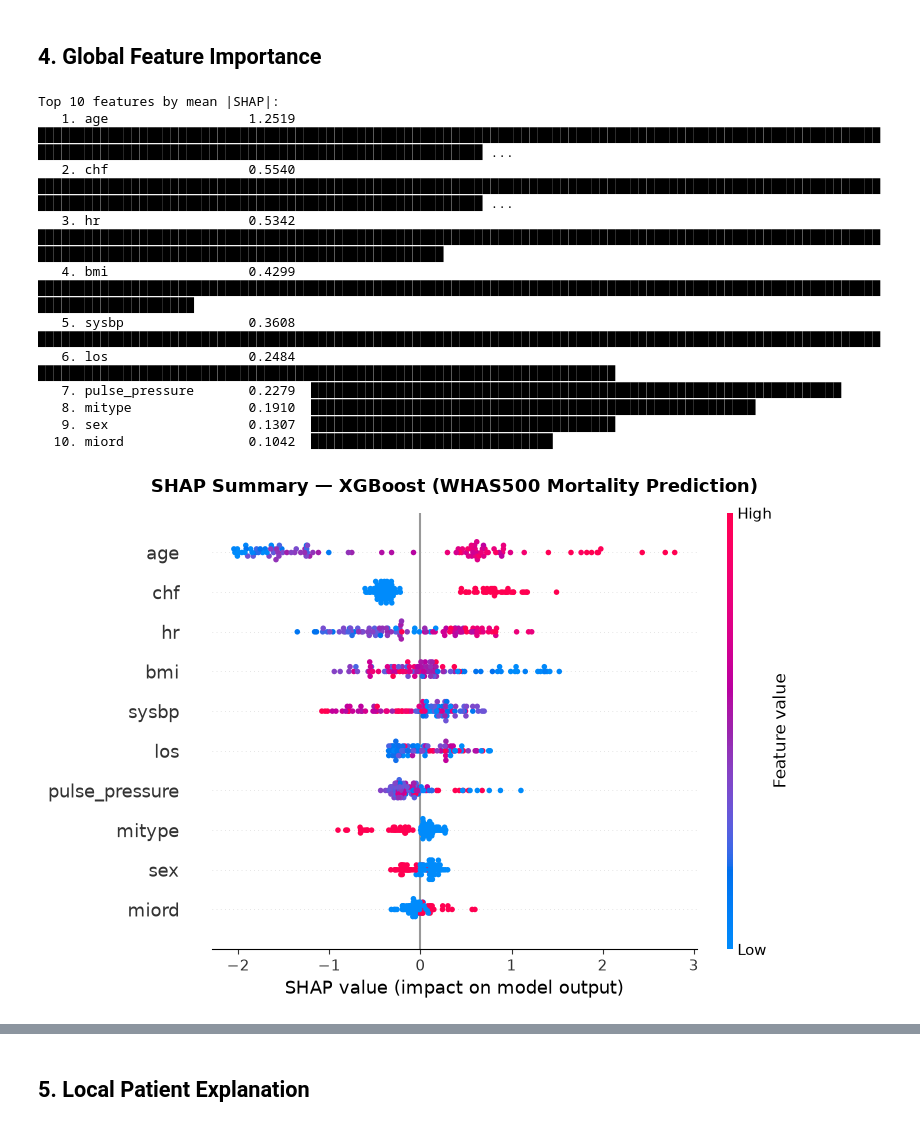
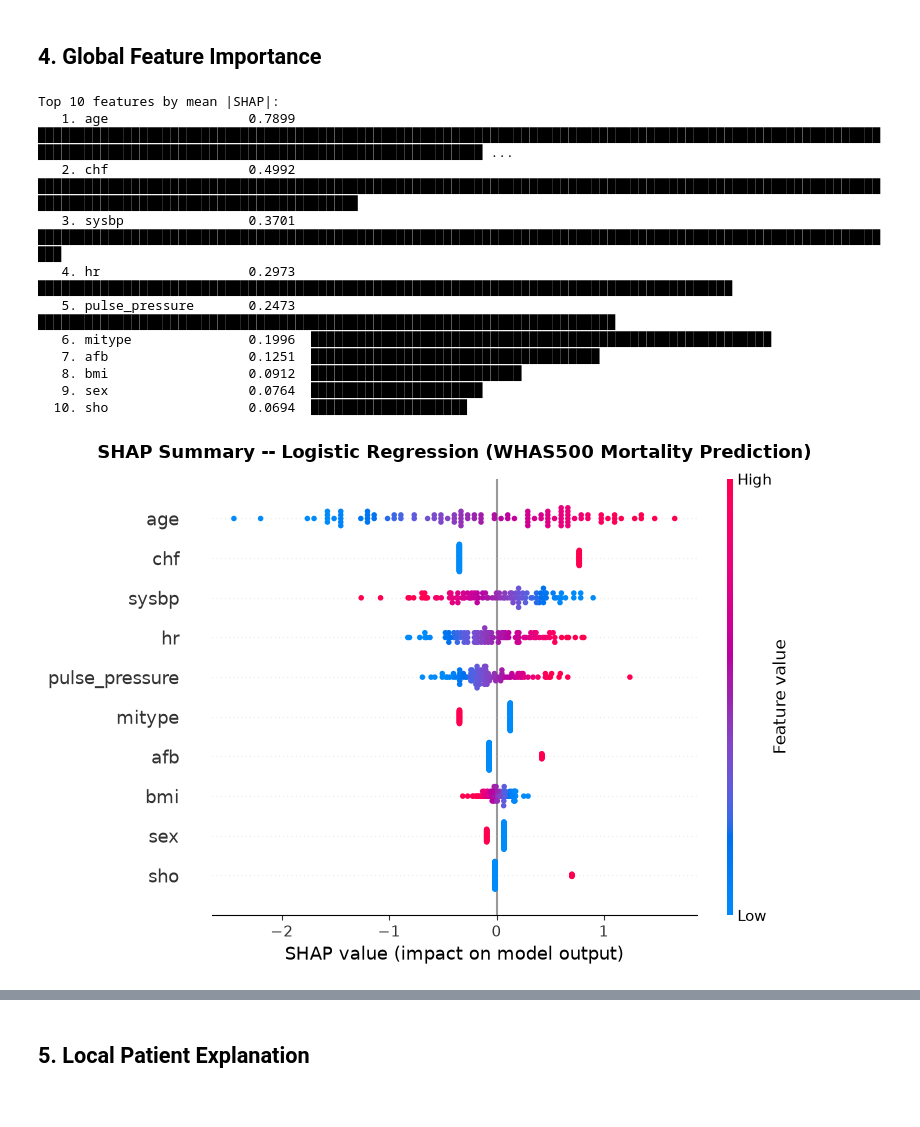
Before and after one commit to ayodeji07/patient_survival_prediction, a Jupyter notebook: notebooks/02_shap_analysis.ipynb, the cells around one changed output, grey strips where cells are left out. Cells and saved outputs as stored; diff of their text form; code cells hidden in the pictures.

```diff
--- a/notebooks/02_shap_analysis.ipynb
+++ b/notebooks/02_shap_analysis.ipynb
@@ -35,7 +43,9 @@ Setup OK
 whas_raw = load_whas500()
 X_train, X_test, y_train, y_test, scaler = prepare_whas500_for_ml(whas_raw)
 
-# Use XGBoost — best performing model
-model = load_model('xgboost', 'whas500')
+# Use Logistic Regression -- best AUC on WHAS500 (0.880 vs XGBoost's 0.853),
+# and its coefficients are directly interpretable, which matters for a
+# clinical-facing tool.
+model = load_model('logistic_regression', 'whas500')
 print(f'Model loaded. Test set: {len(X_test)} patients, {y_test.mean():.1%} mortality')
 # %% [output]
@@ -49,7 +59,7 @@ Model loaded. Test set: 100 patients, 43.0% mortality
 # %% [markdown]
 ## 3. Build SHAP Explainer and Compute Values
 # %%
-explainer   = build_explainer(model, X_train, 'xgboost')
-shap_values = compute_shap_values(explainer, X_test, 'xgboost')
+explainer   = build_explainer(model, X_train, 'logistic_regression')
+shap_values = compute_shap_values(explainer, X_test, 'logistic_regression')
 print(f'SHAP values shape: {shap_values.shape}')
 # %% [output]
@@ -67,21 +77,21 @@ for feat in importance:
     print(f"  {feat['rank']:2d}. {feat['feature']:<20} {feat['mean_abs_shap']:.4f}  {bar}")
 # %% [output]
 Top 10 features by mean |SHAP|:
-   1. age                  1.2519  █████████████████████████████████████████████████████████████████████████████████████████████████████████████████████████████████████████████████████████████████████ ...
-   2. chf                  0.5540  █████████████████████████████████████████████████████████████████████████████████████████████████████████████████████████████████████████████████████████████████████ ...
-   3. hr                   0.5342  ████████████████████████████████████████████████████████████████████████████████████████████████████████████████████████████████████████████████████████████████
-   4. bmi                  0.4299  ████████████████████████████████████████████████████████████████████████████████████████████████████████████████████████████████
-   5. sysbp                0.3608  ████████████████████████████████████████████████████████████████████████████████████████████████████████████
-   6. los                  0.2484  ██████████████████████████████████████████████████████████████████████████
-   7. pulse_pressure       0.2279  ████████████████████████████████████████████████████████████████████
-   8. mitype               0.1910  █████████████████████████████████████████████████████████
-   9. sex                  0.1307  ███████████████████████████████████████
-  10. miord                0.1042  ███████████████████████████████
+   1. age                  0.7899  █████████████████████████████████████████████████████████████████████████████████████████████████████████████████████████████████████████████████████████████████████ ...
+   2. chf                  0.4992  █████████████████████████████████████████████████████████████████████████████████████████████████████████████████████████████████████████████████████
+   3. sysbp                0.3701  ███████████████████████████████████████████████████████████████████████████████████████████████████████████████
+   4. hr                   0.2973  █████████████████████████████████████████████████████████████████████████████████████████
+   5. pulse_pressure       0.2473  ██████████████████████████████████████████████████████████████████████████
+   6. mitype               0.1996  ███████████████████████████████████████████████████████████
+   7. afb                  0.1251  █████████████████████████████████████
+   8. bmi                  0.0912  ███████████████████████████
+   9. sex                  0.0764  ██████████████████████
+  10. sho                  0.0694  ████████████████████
 # %%
-# SHAP beeswarm plot — the standard global importance visualisation
+# SHAP beeswarm plot -- the standard global importance visualisation
 plot_shap_summary(shap_values, X_test, list(X_test.columns),
-                  title='SHAP Summary — XGBoost (WHAS500 Mortality Prediction)',
+                  title='SHAP Summary -- Logistic Regression (WHAS500 Mortality Prediction)',
                   plot_type='dot')
 plt.show()
 # %% [output]
-[figure, old version]
+[figure, new version]
```
Also changed, not shown: parts of 7 cells of this notebook, 4 other files.
